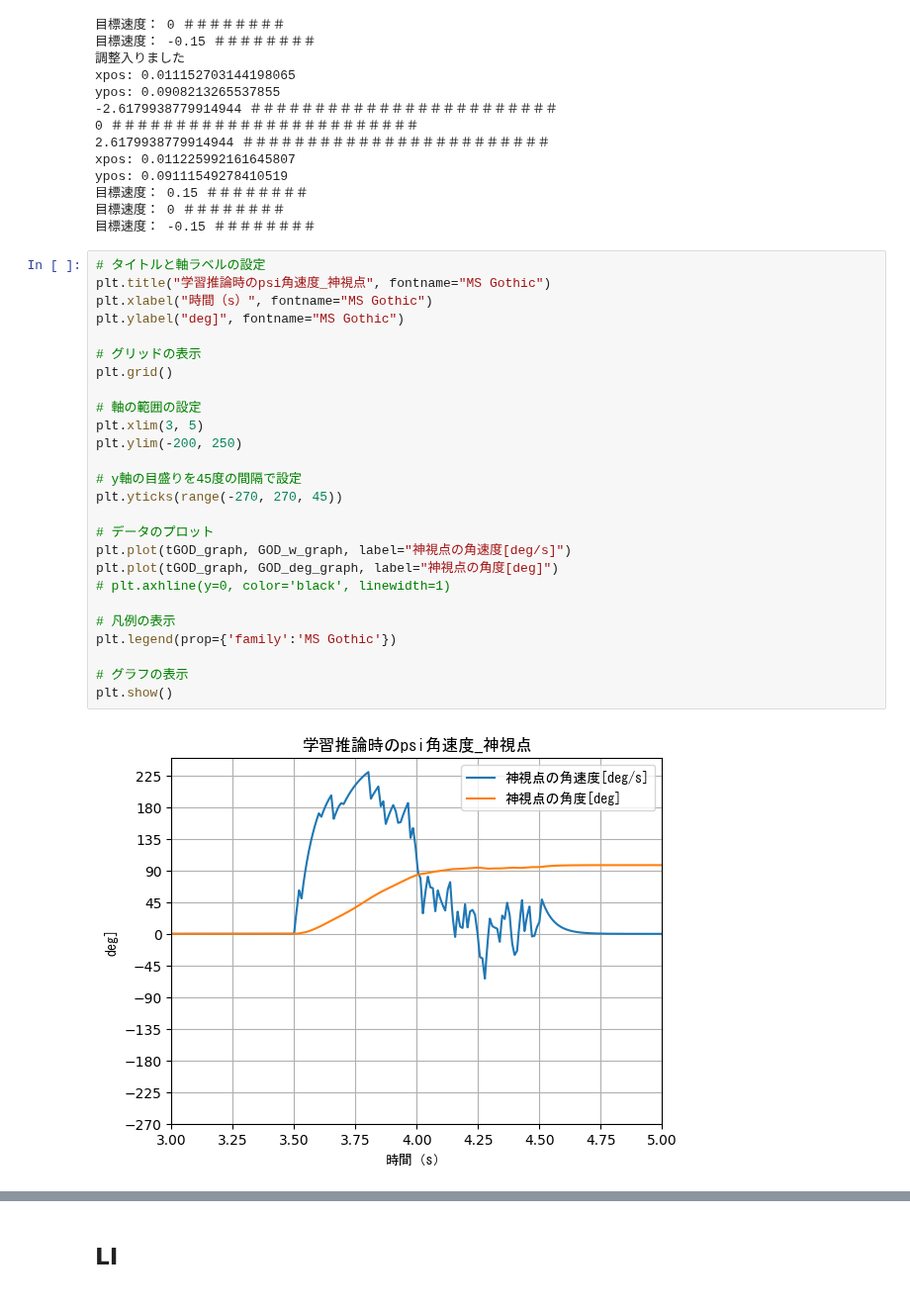
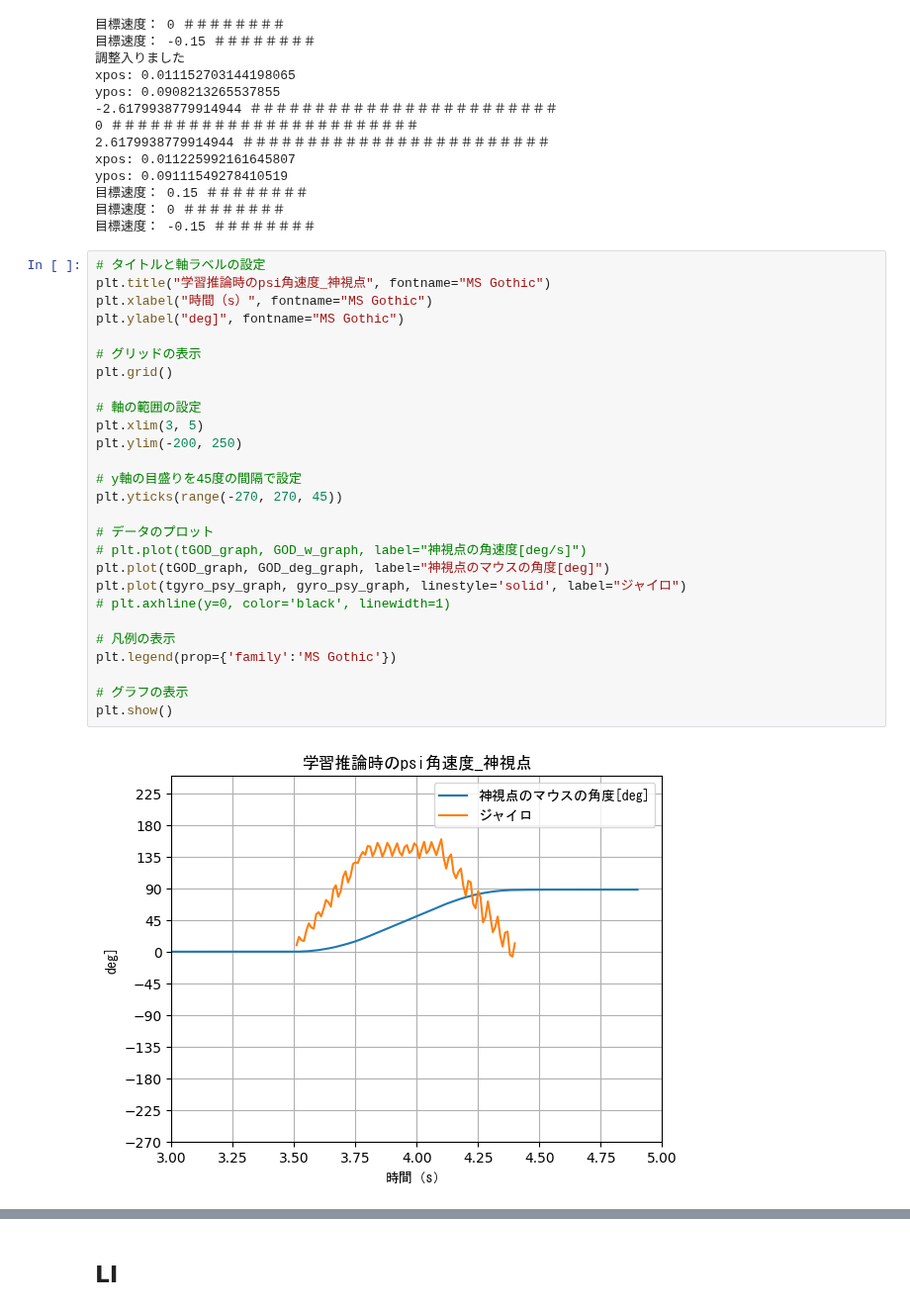
Before and after one commit to ShibuyaAtsushi/sibuya, a Jupyter notebook: gym/zigzag実験環境_推論をグラフにするコード.ipynb, the cells around one changed output, grey strips where cells are left out. Shown at 99% size. Saved outputs shown, nothing was run; the diff lists cells and outputs as text.

```diff
--- a/gym/zigzag実験環境_推論をグラフにするコード.ipynb
+++ b/gym/zigzag実験環境_推論をグラフにするコード.ipynb
@@ -1270,31 +1301,32 @@ ypos: 0.09111549278410519
 # %%
 # タイトルと軸ラベルの設定
 plt.title("学習推論時のpsi角速度_神視点", fontname="MS Gothic")
 plt.xlabel("時間（s）", fontname="MS Gothic")
 plt.ylabel("deg]", fontname="MS Gothic")
 
 # グリッドの表示
 plt.grid()
 
 # 軸の範囲の設定
 plt.xlim(3, 5)
 plt.ylim(-200, 250)
 
 # y軸の目盛りを45度の間隔で設定
 plt.yticks(range(-270, 270, 45))
 
 # データのプロット
-plt.plot(tGOD_graph, GOD_w_graph, label="神視点の角速度[deg/s]")
-plt.plot(tGOD_graph, GOD_deg_graph, label="神視点の角度[deg]")
+# plt.plot(tGOD_graph, GOD_w_graph, label="神視点の角速度[deg/s]")
+plt.plot(tGOD_graph, GOD_deg_graph, label="神視点のマウスの角度[deg]")
+plt.plot(tgyro_psy_graph, gyro_psy_graph, linestyle='solid', label="ジャイロ")
 # plt.axhline(y=0, color='black', linewidth=1)
 
 # 凡例の表示
 plt.legend(prop={'family':'MS Gothic'})
 
 # グラフの表示
 plt.show()
 # %% [output]
-[figure, old version]
+[figure, new version]
 # %%
 #Main Loop
 with mujoco.viewer.launch_passive(model, data, key_callback=key_callback) as viewer: #キーイベントが発生すると、登録されたコールバック関数であるkey_callbackが自動的に呼び出され、キーコードやその他のイベント情報が引数keycodeとして渡されます。
```
Also changed, not shown: parts of 2 cells of this notebook, 2 other files.
